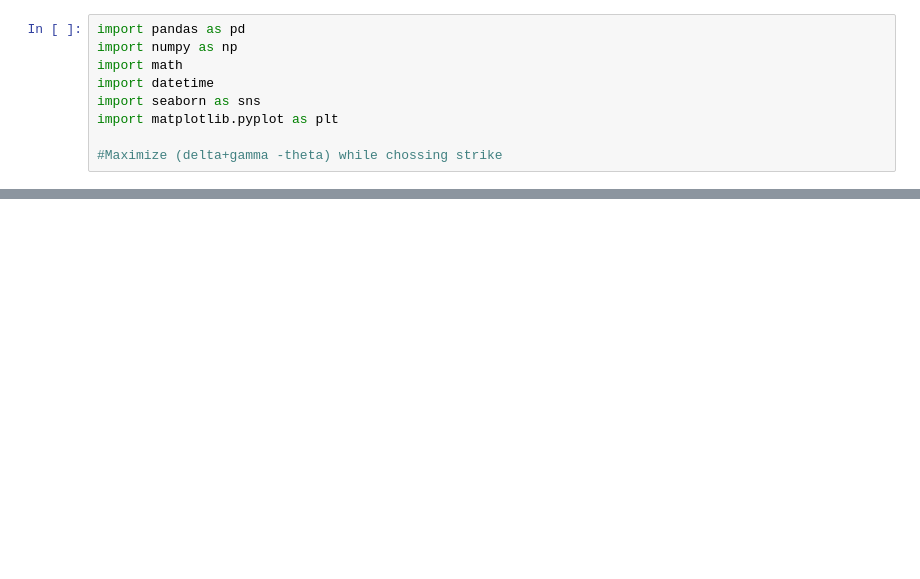
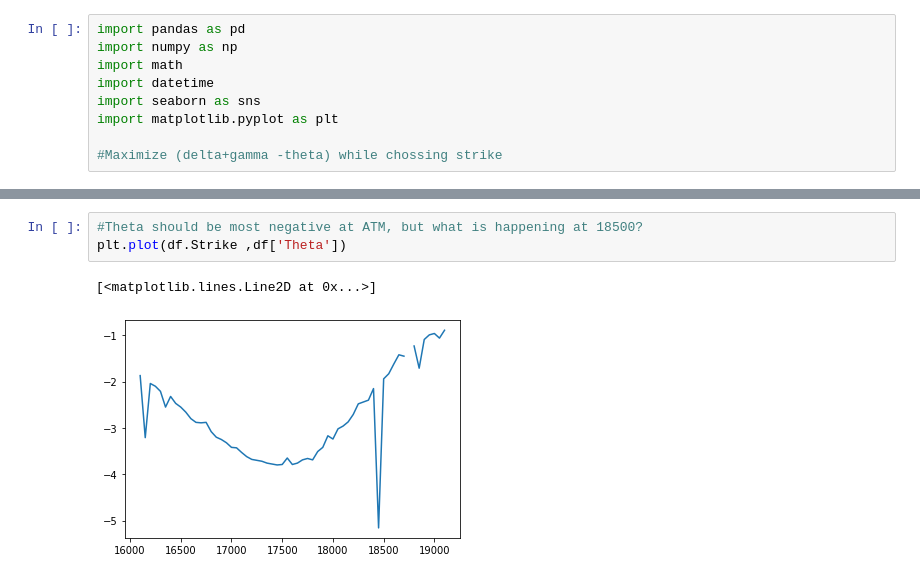
Before and after one commit to shivams289/Kaggle-Projects, a Jupyter notebook: Option_strats/Option_Strats.ipynb, the cells around one changed output, grey strips where cells are left out. Cells and saved outputs as stored; diff of their text form; blank space fills up the shorter version.

```diff
--- a/Option_strats/Option_Strats.ipynb
+++ b/Option_strats/Option_Strats.ipynb
@@ -18,0 +39,6 @@ If Expect Either Side Large Moves?:Enter MN
+# %%
+#Theta should be most negative at ATM, but what is happening at 18500?
+plt.plot(df.Strike ,df['Theta'])
+# %% [output]
+[<matplotlib.lines.Line2D at 0x...>]
+[figure, added]
```
Also changed, not shown: parts of 24 cells of this notebook.
